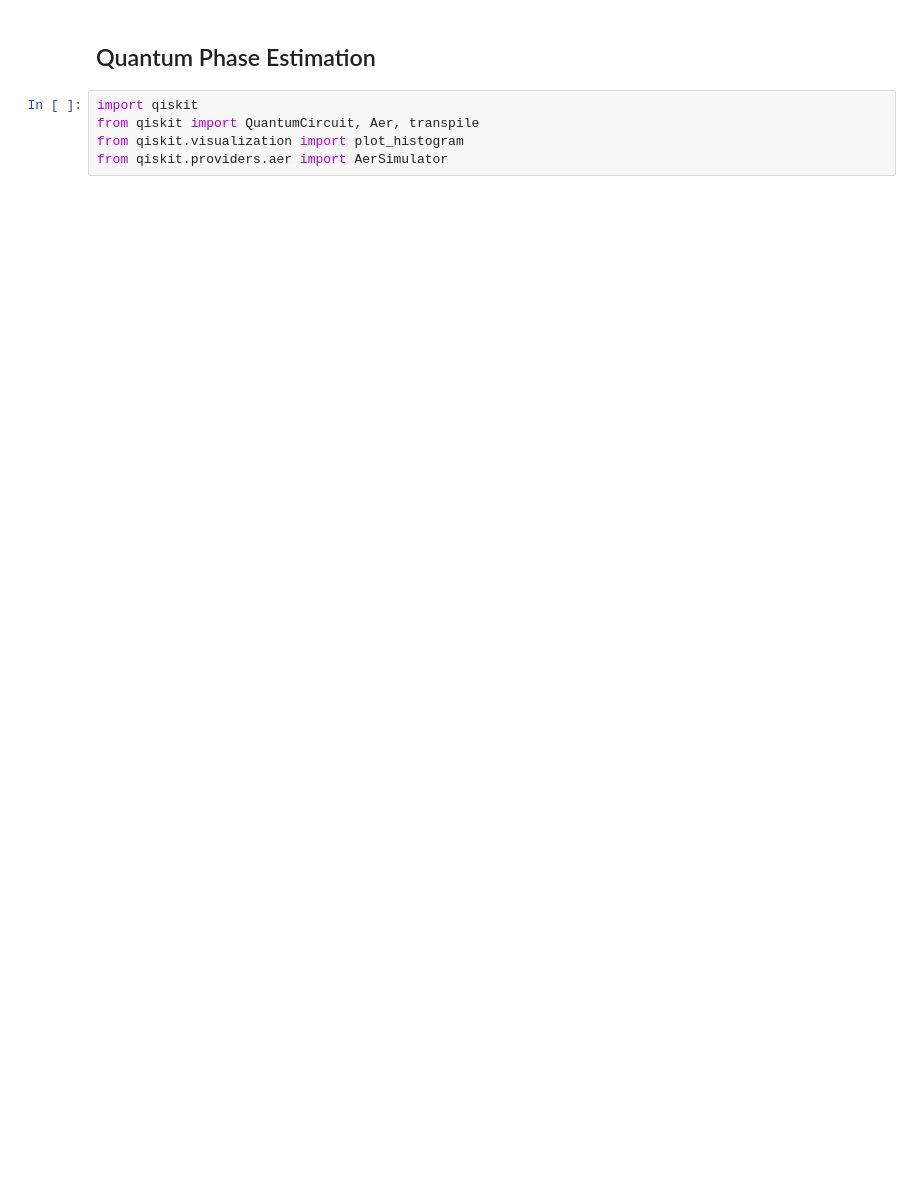
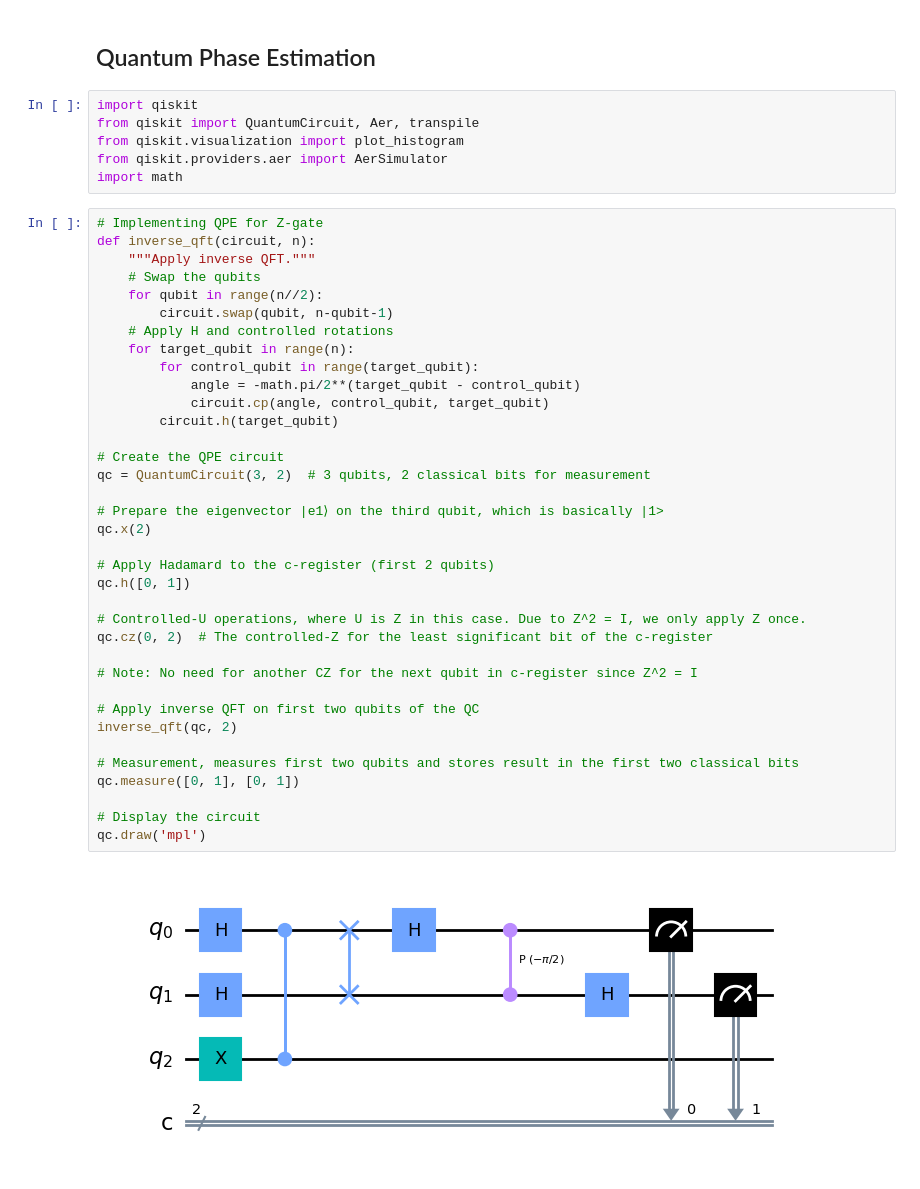
Before and after one commit to Techie5879/qiskit-practice, a Jupyter notebook: QPE.ipynb, the cells around one changed output. Saved outputs shown, nothing was run; the diff lists cells and outputs as text; blank space fills up the shorter version.

```diff
--- a/QPE.ipynb
+++ b/QPE.ipynb
@@ -5,3 +5,42 @@ import qiskit
 from qiskit import QuantumCircuit, Aer, transpile
 from qiskit.visualization import plot_histogram
 from qiskit.providers.aer import AerSimulator
+import math
+# %%
+# Implementing QPE for Z-gate
+def inverse_qft(circuit, n):
+    """Apply inverse QFT."""
+    # Swap the qubits
+    for qubit in range(n//2):
+        circuit.swap(qubit, n-qubit-1)
+    # Apply H and controlled rotations
+    for target_qubit in range(n):
+        for control_qubit in range(target_qubit):
+            angle = -math.pi/2**(target_qubit - control_qubit)
+            circuit.cp(angle, control_qubit, target_qubit)
+        circuit.h(target_qubit)
+
+# Create the QPE circuit
+qc = QuantumCircuit(3, 2)  # 3 qubits, 2 classical bits for measurement
+
+# Prepare the eigenvector |e1⟩ on the third qubit, which is basically |1>
+qc.x(2)
+
+# Apply Hadamard to the c-register (first 2 qubits)
+qc.h([0, 1])
+
+# Controlled-U operations, where U is Z in this case. Due to Z^2 = I, we only apply Z once.
+qc.cz(0, 2)  # The controlled-Z for the least significant bit of the c-register
+
+# Note: No need for another CZ for the next qubit in c-register since Z^2 = I
+
+# Apply inverse QFT on first two qubits of the QC
+inverse_qft(qc, 2)
+
+# Measurement, measures first two qubits and stores result in the first two classical bits
+qc.measure([0, 1], [0, 1])
+
+# Display the circuit
+qc.draw('mpl')
+# %% [output]
+[figure, added]
```
Also changed, not shown: parts of 6 cells of this notebook.
